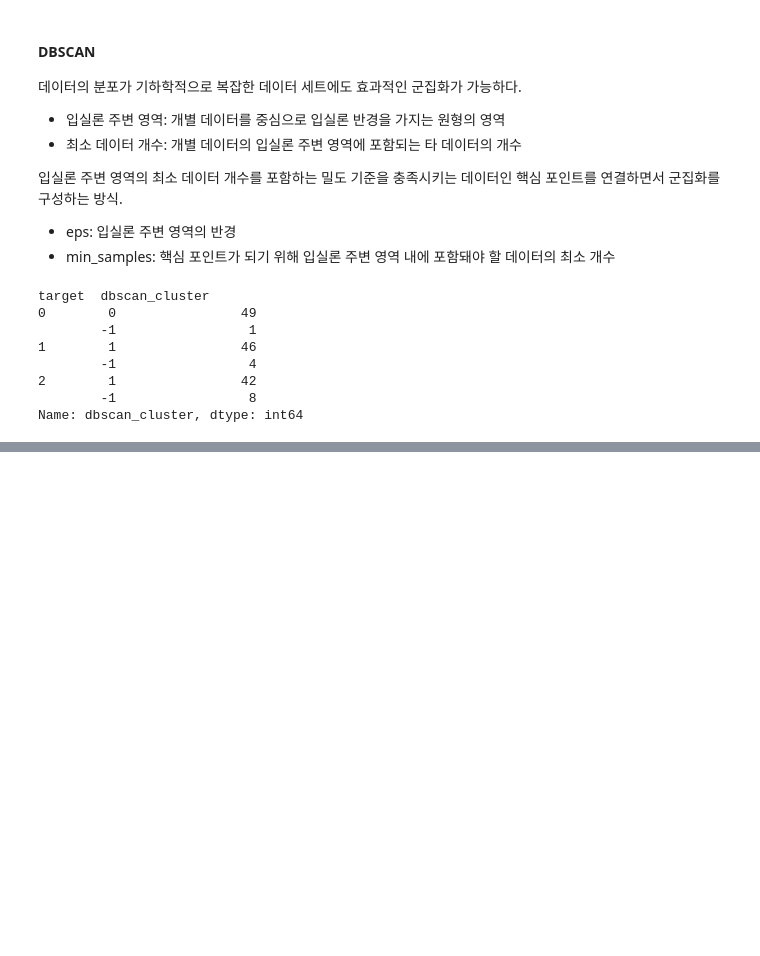
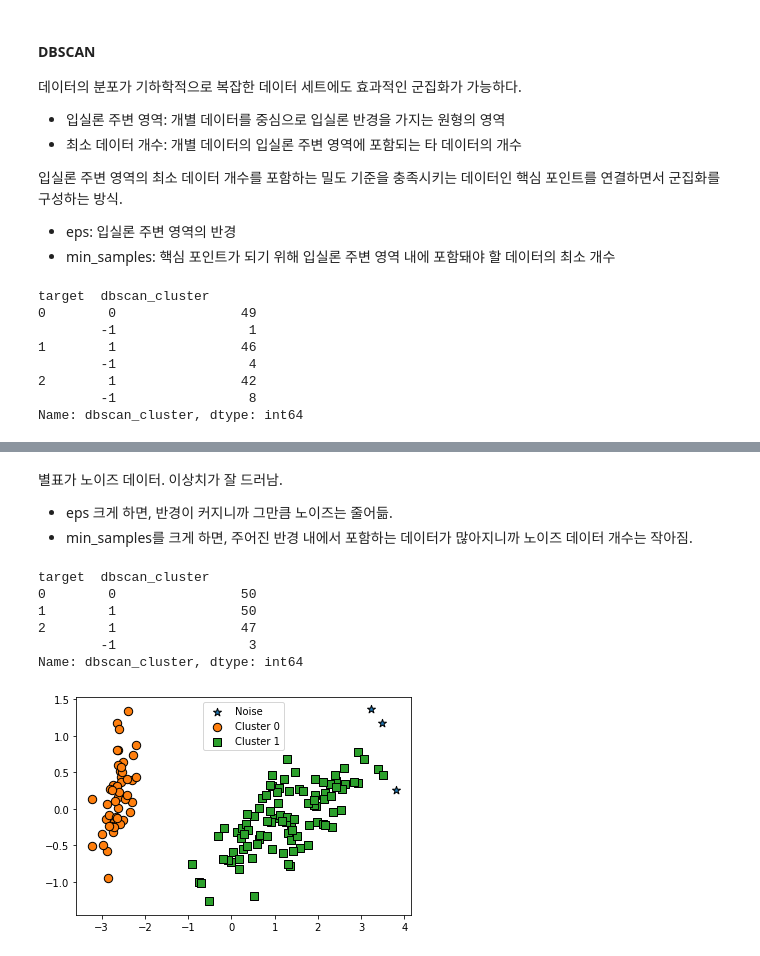
Before and after one commit to givemetarte/superhotpot, a Jupyter notebook: CUAI/2020_1학기_머신러닝완벽가이드/머신러닝_7장_군집화.ipynb, the cells around one changed output, grey strips where cells are left out. Drawn from its saved outputs; the diff is of its cells as text; code cells hidden in the pictures; blank space fills up the shorter version.

```diff
--- a/CUAI/2020_1학기_머신러닝완벽가이드/머신러닝_7장_군집화.ipynb
+++ b/CUAI/2020_1학기_머신러닝완벽가이드/머신러닝_7장_군집화.ipynb
@@ -590,0 +609,27 @@ Name: dbscan_cluster, dtype: int64
+# %% [markdown]
+별표가 노이즈 데이터. 이상치가 잘 드러남.
+
+- eps 크게 하면, 반경이 커지니까 그만큼 노이즈는 줄어듦.
+- min_samples를 크게 하면, 주어진 반경 내에서 포함하는 데이터가 많아지니까 노이즈 데이터 개수는 작아짐.
+# %%
+from sklearn.cluster import DBSCAN
+
+# eps를 0.6에서 0.8로 증가!
+dbscan = DBSCAN(eps=0.8, min_samples=8, metric='euclidean')
+dbscan_labels = dbscan.fit_predict(iris.data)
+
+irisDF['dbscan_cluster'] = dbscan_labels
+irisDF['target'] = iris.target
+
+iris_result = irisDF.groupby(['target'])['dbscan_cluster'].value_counts()
+print(iris_result)
+
+visualize_cluster_plot(dbscan, irisDF, 'dbscan_cluster', iscenter=False)
+# %% [output]
+target  dbscan_cluster
+0        0                50
+1        1                50
+2        1                47
+        -1                 3
+Name: dbscan_cluster, dtype: int64
+[figure, added]
```
Also changed, not shown: parts of 11 cells of this notebook.
